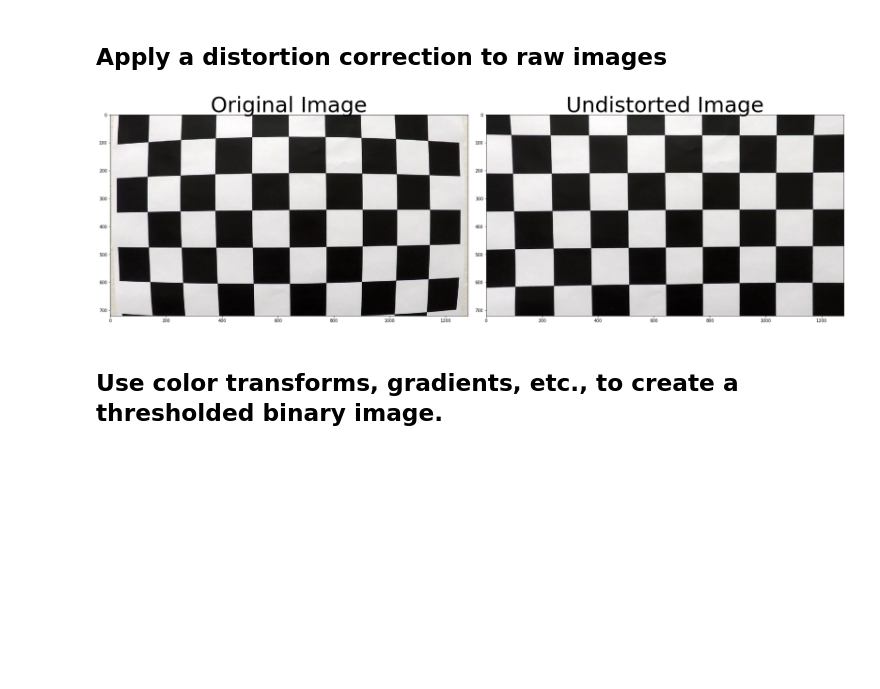
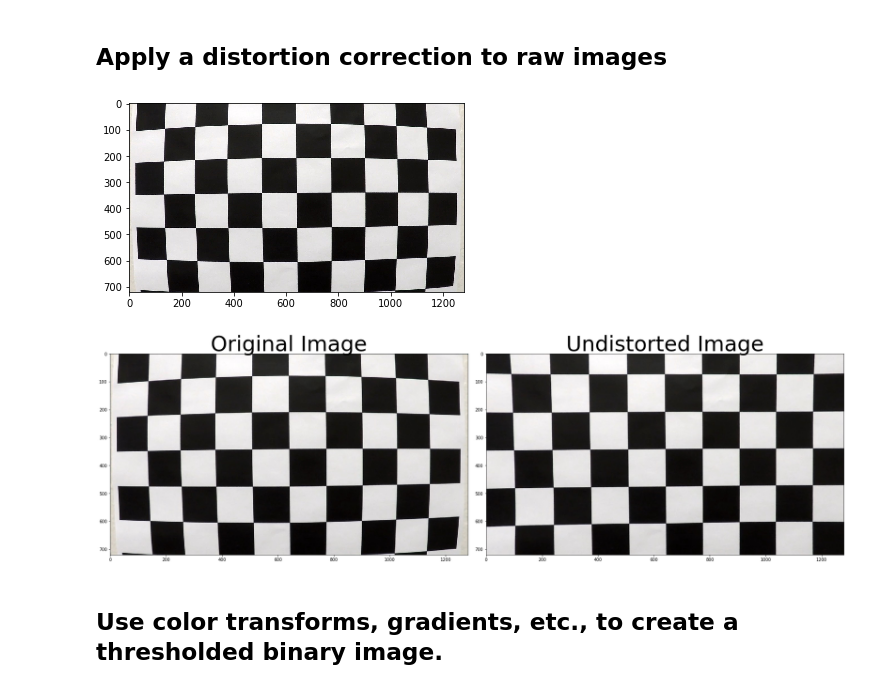
Before and after one commit to Leon-Cao/Second_Project_of_Auto_Drive_udacity, a Jupyter notebook: Advanced_Lane_Finding.ipynb, the cells around one changed output. Cells and saved outputs as stored; diff of their text form; code cells hidden in the pictures; blank space fills up the shorter version.

```diff
--- a/Advanced_Lane_Finding.ipynb
+++ b/Advanced_Lane_Finding.ipynb
@@ -76,27 +107,23 @@ ret, mtx, dist = calibration_camare(calibration_images, 6, 9)
 # %% [markdown]
 ## Apply a distortion correction to raw images
 # %%
-# Create undistort function to output undistort image
-def image_undistort(img, mtx, dist):
-    undist = cv2.undistort(img, mtx, dist, None, mtx)
-    return undist
-
-
 #chess_image = cv2.imread('./camera_cal/calibration1.jpg')
 chess_image = mpimg.imread('camera_cal/calibration1.jpg')
-undist_chess_image = image_undistort(chess_image, mtx, dist)
+undist_chess_image = cameraObj.Image_Undistort(chess_image)
+plt.imshow(chess_image)
 
 f, (ax1, ax2) = plt.subplots(1, 2, figsize=(24, 9))
 f.tight_layout()
 ax1.imshow(chess_image)
 ax1.set_title('Original Image', fontsize=50)
 ax2.imshow(undist_chess_image)
 ax2.set_title('Undistorted Image', fontsize=50)
 plt.savefig('output_images/undistort_chessboard.jpg')
 #f.imsave('output_images/undistort_chessboard.jpg')
 plt.subplots_adjust(left=0., right=1, top=0.9, bottom=0.)
 # %% [output]
-[figure, old version]
+[figure, new version]
+[figure, added]
 # %% [markdown]
 ## Use color transforms, gradients, etc., to create a thresholded binary image.
 # %%
```
Also changed, not shown: parts of 4 cells of this notebook.
